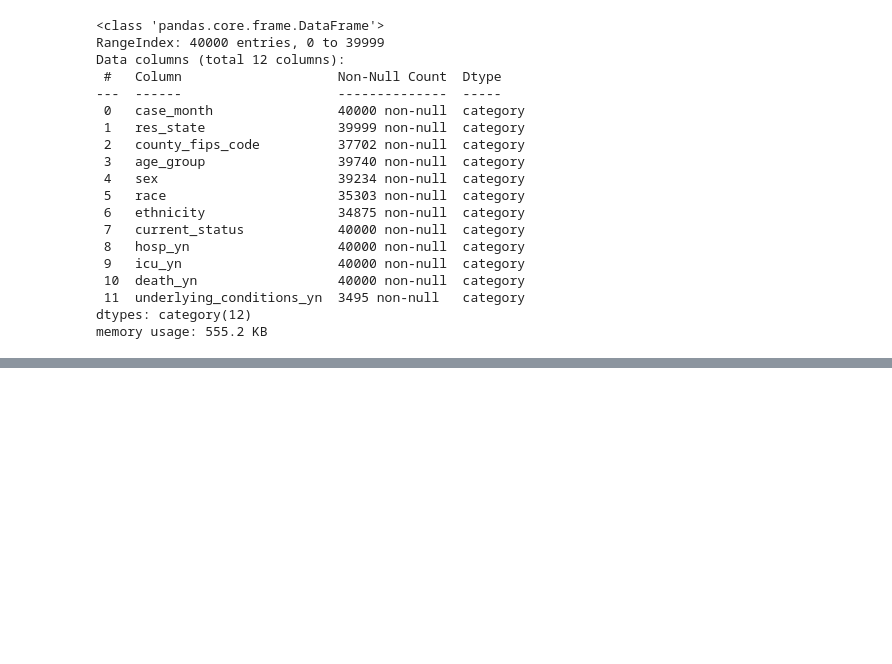
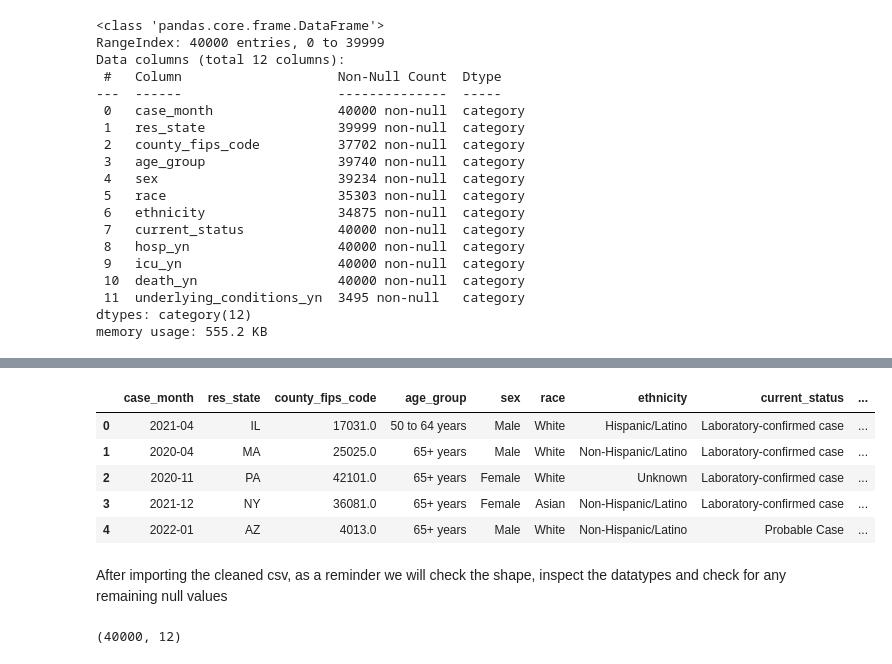
Before and after one commit to paul-od24/data_analytics_hw2, a Jupyter notebook: hw2.ipynb, the cells around one changed output, grey strips where cells are left out. Cells and saved outputs as stored; diff of their text form; code cells hidden in the pictures; blank space fills up the shorter version.

Commit message:
cleaned dataset ready

```diff
--- a/hw2.ipynb
+++ b/hw2.ipynb
@@ -300,0 +333,17 @@ memory usage: 555.2 KB
+# %%
+# Reading cleaned data into a data frame
+df = pd.read_csv('cleaned_data_hw2.csv')
+df.head(5)
+# %% [output]
+|  | case_month | res_state | county_fips_code | age_group | sex | race | ethnicity | current_status | ... |
+| 0 | 2021-04 | IL | 17031.0 | 50 to 64 years | Male | White | Hispanic/Latino | Laboratory-confirmed case | ... |
+| 1 | 2020-04 | MA | 25025.0 | 65+ years | Male | White | Non-Hispanic/Latino | Laboratory-confirmed case | ... |
+| 2 | 2020-11 | PA | 42101.0 | 65+ years | Female | White | Unknown | Laboratory-confirmed case | ... |
+| 3 | 2021-12 | NY | 36081.0 | 65+ years | Female | Asian | Non-Hispanic/Latino | Laboratory-confirmed case | ... |
+| 4 | 2022-01 | AZ | 4013.0 | 65+ years | Male | White | Non-Hispanic/Latino | Probable Case | ... |
+# %% [markdown]
+After importing the cleaned csv, as a reminder we will check the shape, inspect the datatypes and check for any remaining null values
+# %%
+df.shape
+# %% [output]
+(40000, 12)
```
Also changed, not shown: parts of 18 cells of this notebook.
